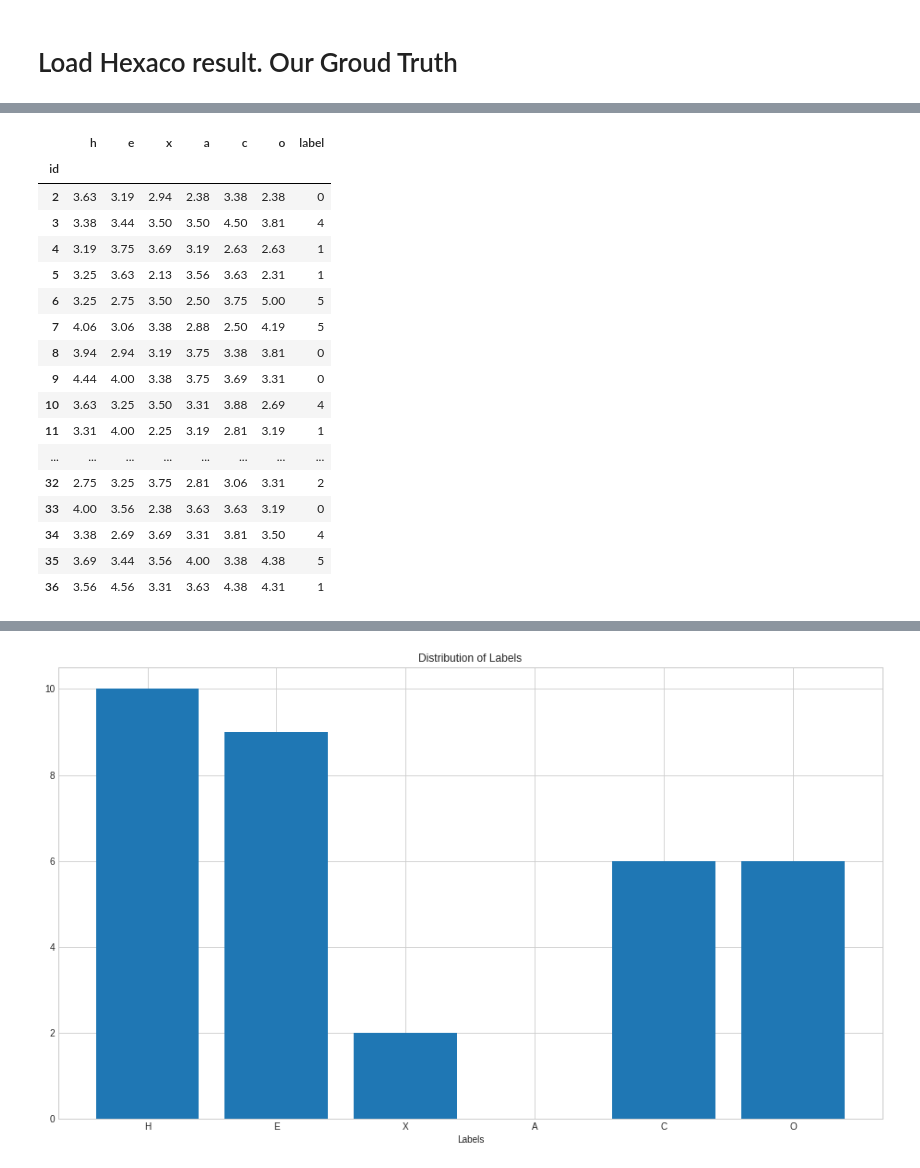
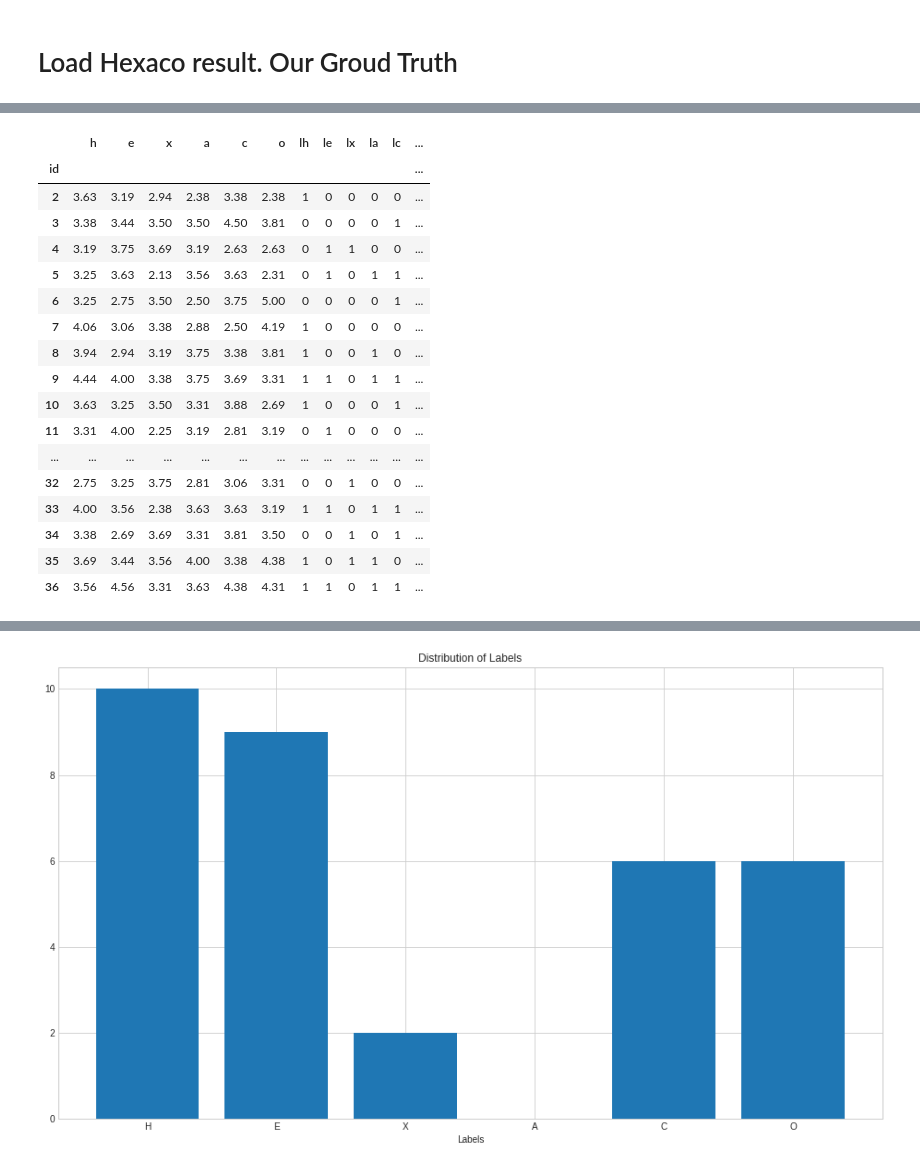
Before and after one commit to akraradets/2021JanHCI, a Jupyter notebook: 3-preprocess/9-report.ipynb, the cells around one changed output, grey strips where cells are left out. Saved outputs shown, nothing was run; the diff lists cells and outputs as text; code cells hidden in the pictures.

Commit message:
new way to label

```diff
--- a/3-preprocess/9-report.ipynb
+++ b/3-preprocess/9-report.ipynb
@@ -17,35 +38,41 @@ plt.style.use('seaborn-whitegrid')
 # %%
 plt.style.use('seaborn-whitegrid')
 
 df = pandas.read_csv('./HEXACO.csv')
 # Honesty-Humility	Emotionality	eXtraversion	Agreeableness	Conscientiousness	Openness to Experience
 gt = df[['id','Honesty-Humility','Emotionality','eXtraversion','Agreeableness','Conscientiousness','Openness to Experience']].rename(columns={'Honesty-Humility':'h',
                                   'Emotionality':'e',
                                   'eXtraversion':'x',
                                  'Agreeableness':'a',
                              'Conscientiousness':'c',
                         'Openness to Experience':'o'}).set_index('id')
-labels = []
-for i in gt.index:
-    labels.append(np.argmax(gt[['h','e','x','a','c','o']].loc[i]))
-gt['label'] = labels
+# labels = []
+# for i in gt.index:
+#     labels.append(np.argmax(gt[['h','e','x','a','c','o']].loc[i]))
+# gt['label'] = labels
+gt['lh'] = (gt[['h']] > 3.5) * 1
+gt['le'] = (gt[['e']] > 3.5) * 1
+gt['lx'] = (gt[['x']] > 3.5) * 1
+gt['la'] = (gt[['a']] > 3.5) * 1
+gt['lc'] = (gt[['c']] > 3.5) * 1
+gt['lo'] = (gt[['o']] > 3.5) * 1
 gt
 # %% [output]
-|  | h | e | x | a | c | o | label |
-| id |  |  |  |  |  |  |  |
-| 2 | 3.63 | 3.19 | 2.94 | 2.38 | 3.38 | 2.38 | 0 |
-| 3 | 3.38 | 3.44 | 3.50 | 3.50 | 4.50 | 3.81 | 4 |
-| 4 | 3.19 | 3.75 | 3.69 | 3.19 | 2.63 | 2.63 | 1 |
-| 5 | 3.25 | 3.63 | 2.13 | 3.56 | 3.63 | 2.31 | 1 |
-| 6 | 3.25 | 2.75 | 3.50 | 2.50 | 3.75 | 5.00 | 5 |
-| 7 | 4.06 | 3.06 | 3.38 | 2.88 | 2.50 | 4.19 | 5 |
-| 8 | 3.94 | 2.94 | 3.19 | 3.75 | 3.38 | 3.81 | 0 |
-| 9 | 4.44 | 4.00 | 3.38 | 3.75 | 3.69 | 3.31 | 0 |
-| 10 | 3.63 | 3.25 | 3.50 | 3.31 | 3.88 | 2.69 | 4 |
-| 11 | 3.31 | 4.00 | 2.25 | 3.19 | 2.81 | 3.19 | 1 |
-| ... | ... | ... | ... | ... | ... | ... | ... |
-| 32 | 2.75 | 3.25 | 3.75 | 2.81 | 3.06 | 3.31 | 2 |
-| 33 | 4.00 | 3.56 | 2.38 | 3.63 | 3.63 | 3.19 | 0 |
-| 34 | 3.38 | 2.69 | 3.69 | 3.31 | 3.81 | 3.50 | 4 |
-| 35 | 3.69 | 3.44 | 3.56 | 4.00 | 3.38 | 4.38 | 5 |
-| 36 | 3.56 | 4.56 | 3.31 | 3.63 | 4.38 | 4.31 | 1 |
+|  | h | e | x | a | c | o | lh | le | lx | la | lc | ... |
+| id |  |  |  |  |  |  |  |  |  |  |  | ... |
+| 2 | 3.63 | 3.19 | 2.94 | 2.38 | 3.38 | 2.38 | 1 | 0 | 0 | 0 | 0 | ... |
+| 3 | 3.38 | 3.44 | 3.50 | 3.50 | 4.50 | 3.81 | 0 | 0 | 0 | 0 | 1 | ... |
+| 4 | 3.19 | 3.75 | 3.69 | 3.19 | 2.63 | 2.63 | 0 | 1 | 1 | 0 | 0 | ... |
+| 5 | 3.25 | 3.63 | 2.13 | 3.56 | 3.63 | 2.31 | 0 | 1 | 0 | 1 | 1 | ... |
+| 6 | 3.25 | 2.75 | 3.50 | 2.50 | 3.75 | 5.00 | 0 | 0 | 0 | 0 | 1 | ... |
+| 7 | 4.06 | 3.06 | 3.38 | 2.88 | 2.50 | 4.19 | 1 | 0 | 0 | 0 | 0 | ... |
+| 8 | 3.94 | 2.94 | 3.19 | 3.75 | 3.38 | 3.81 | 1 | 0 | 0 | 1 | 0 | ... |
+| 9 | 4.44 | 4.00 | 3.38 | 3.75 | 3.69 | 3.31 | 1 | 1 | 0 | 1 | 1 | ... |
+| 10 | 3.63 | 3.25 | 3.50 | 3.31 | 3.88 | 2.69 | 1 | 0 | 0 | 0 | 1 | ... |
+| 11 | 3.31 | 4.00 | 2.25 | 3.19 | 2.81 | 3.19 | 0 | 1 | 0 | 0 | 0 | ... |
+| ... | ... | ... | ... | ... | ... | ... | ... | ... | ... | ... | ... | ... |
+| 32 | 2.75 | 3.25 | 3.75 | 2.81 | 3.06 | 3.31 | 0 | 0 | 1 | 0 | 0 | ... |
+| 33 | 4.00 | 3.56 | 2.38 | 3.63 | 3.63 | 3.19 | 1 | 1 | 0 | 1 | 1 | ... |
+| 34 | 3.38 | 2.69 | 3.69 | 3.31 | 3.81 | 3.50 | 0 | 0 | 1 | 0 | 1 | ... |
+| 35 | 3.69 | 3.44 | 3.56 | 4.00 | 3.38 | 4.38 | 1 | 0 | 1 | 1 | 0 | ... |
+| 36 | 3.56 | 4.56 | 3.31 | 3.63 | 4.38 | 4.31 | 1 | 1 | 0 | 1 | 1 | ... |
```
Also changed, not shown: parts of 3 cells of this notebook.
